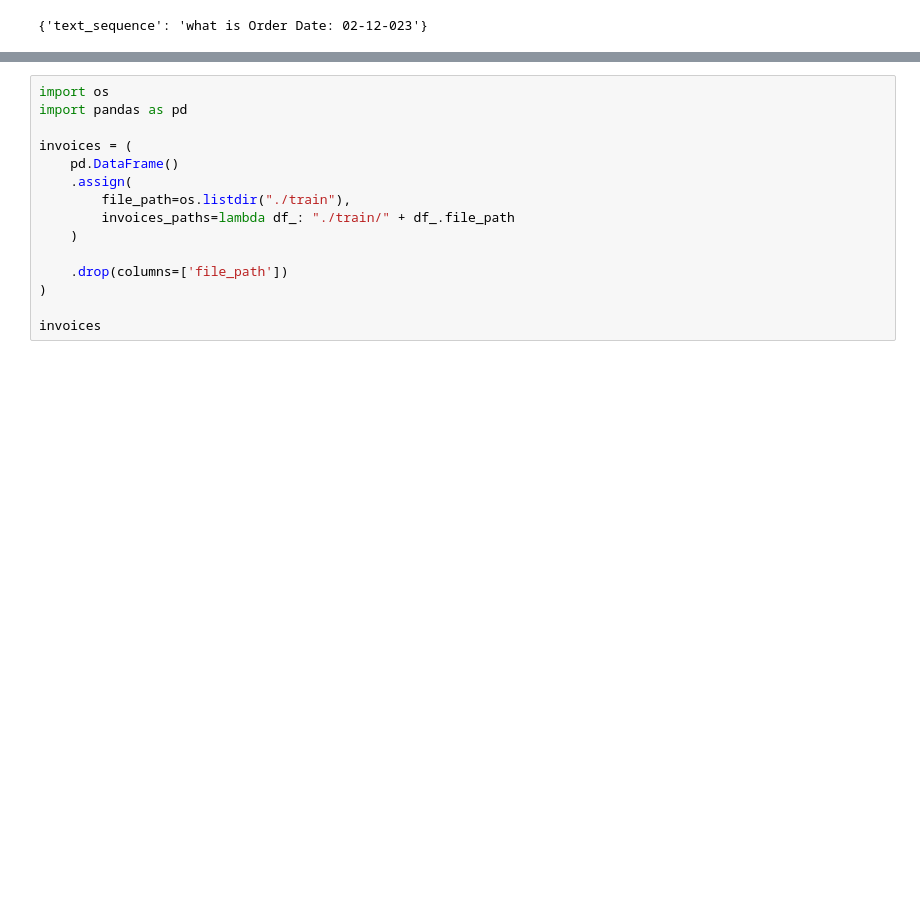
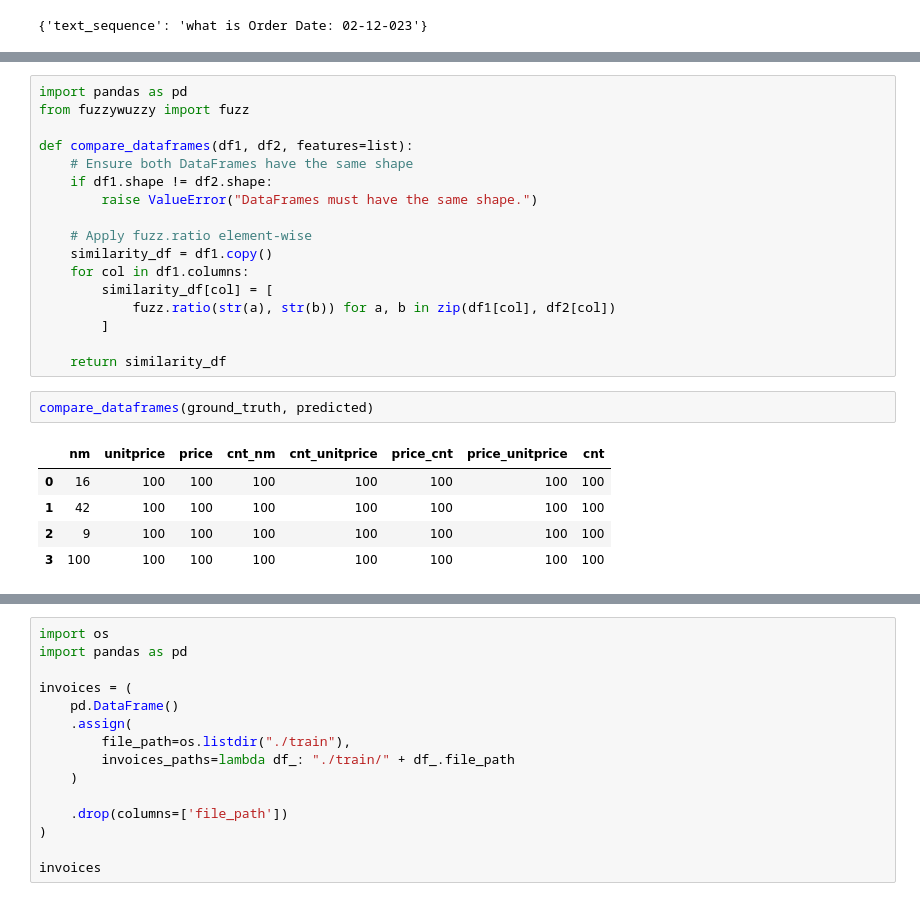
Before and after one commit to prafuel/recipt2dataframe, a Jupyter notebook: donut_model_DocVQA_solution.ipynb, the cells around one changed output, grey strips where cells are left out. Cells and saved outputs as stored; diff of their text form; blank space fills up the shorter version.

```diff
--- a/donut_model_DocVQA_solution.ipynb
+++ b/donut_model_DocVQA_solution.ipynb
@@ -171,0 +248,25 @@ infernce_fn(img_path, "what is Order Date")
+# %%
+import pandas as pd
+from fuzzywuzzy import fuzz
+
+def compare_dataframes(df1, df2, features=list):
+    # Ensure both DataFrames have the same shape
+    if df1.shape != df2.shape:
+        raise ValueError("DataFrames must have the same shape.")
+
+    # Apply fuzz.ratio element-wise
+    similarity_df = df1.copy()
+    for col in df1.columns:
+        similarity_df[col] = [
+            fuzz.ratio(str(a), str(b)) for a, b in zip(df1[col], df2[col])
+        ]
+
+    return similarity_df
+# %%
+compare_dataframes(ground_truth, predicted)
+# %% [output]
+|  | nm | unitprice | price | cnt_nm | cnt_unitprice | price_cnt | price_unitprice | cnt |
+| 0 | 16 | 100 | 100 | 100 | 100 | 100 | 100 | 100 |
+| 1 | 42 | 100 | 100 | 100 | 100 | 100 | 100 | 100 |
+| 2 | 9 | 100 | 100 | 100 | 100 | 100 | 100 | 100 |
+| 3 | 100 | 100 | 100 | 100 | 100 | 100 | 100 | 100 |
```
Also changed, not shown: parts of 17 cells of this notebook, 7 other files.
